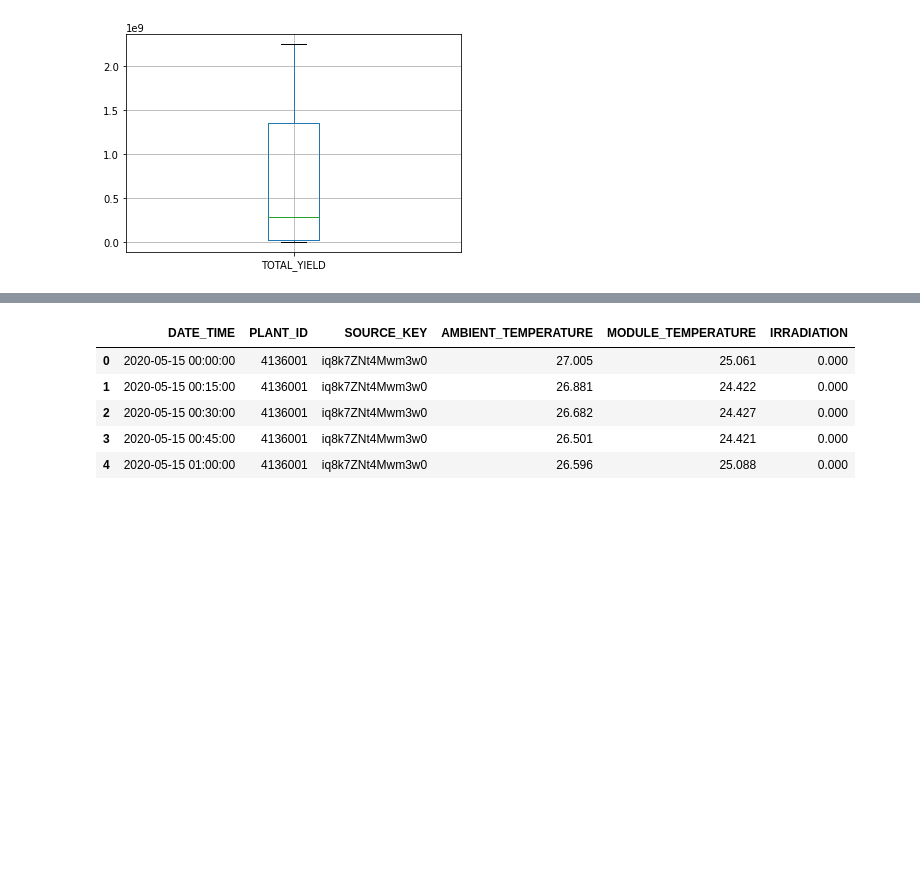
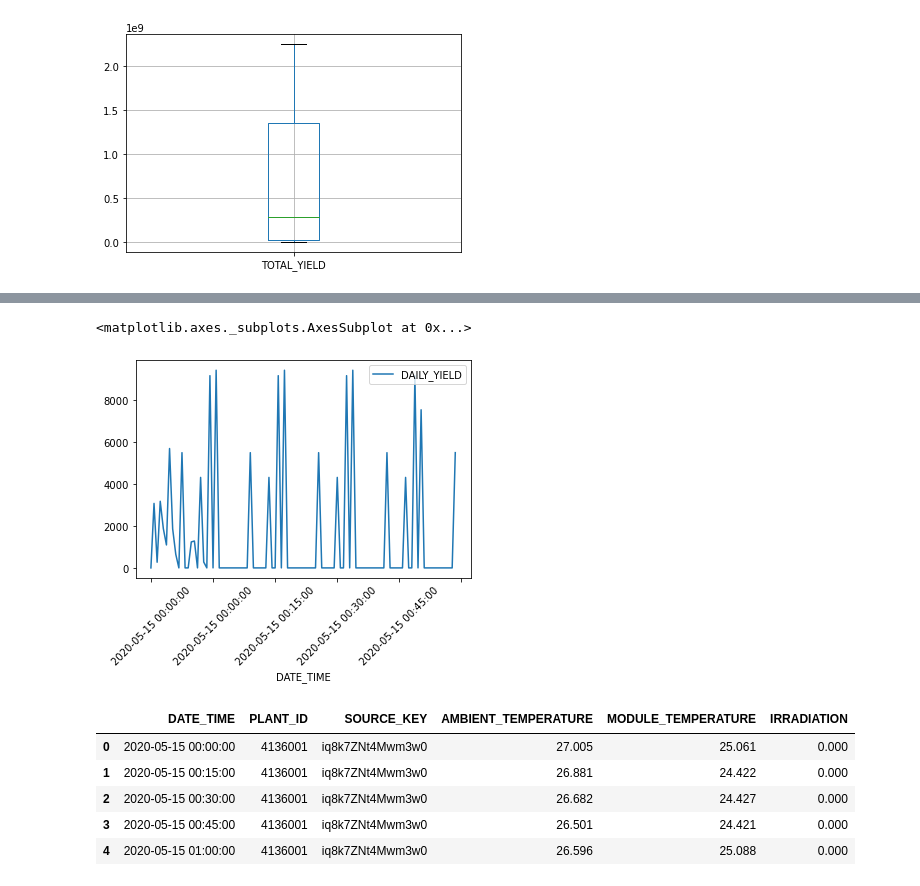
Before and after one commit to sumankumar1/python, a Jupyter notebook: Data Science - Solar Power Generation Data/Untitled.ipynb, the cells around one changed output, grey strips where cells are left out. Drawn from its saved outputs; the diff is of its cells as text; code cells hidden in the pictures; blank space fills up the shorter version.

```diff
--- a/Data Science - Solar Power Generation Data/Untitled.ipynb
+++ b/Data Science - Solar Power Generation Data/Untitled.ipynb
@@ -188,3 +203,8 @@ plant2_g.iloc[:,6:7].boxplot()
+# %%
+plant2_g.iloc[1:100,:].plot(x='DATE_TIME',y='DAILY_YIELD', rot=45)
+# %% [output]
+<matplotlib.axes._subplots.AxesSubplot at 0x...>
+[figure, added]
 # %%
 plant2_ws.head()
 # %% [output]
```
Also changed, not shown: parts of 6 cells of this notebook.
